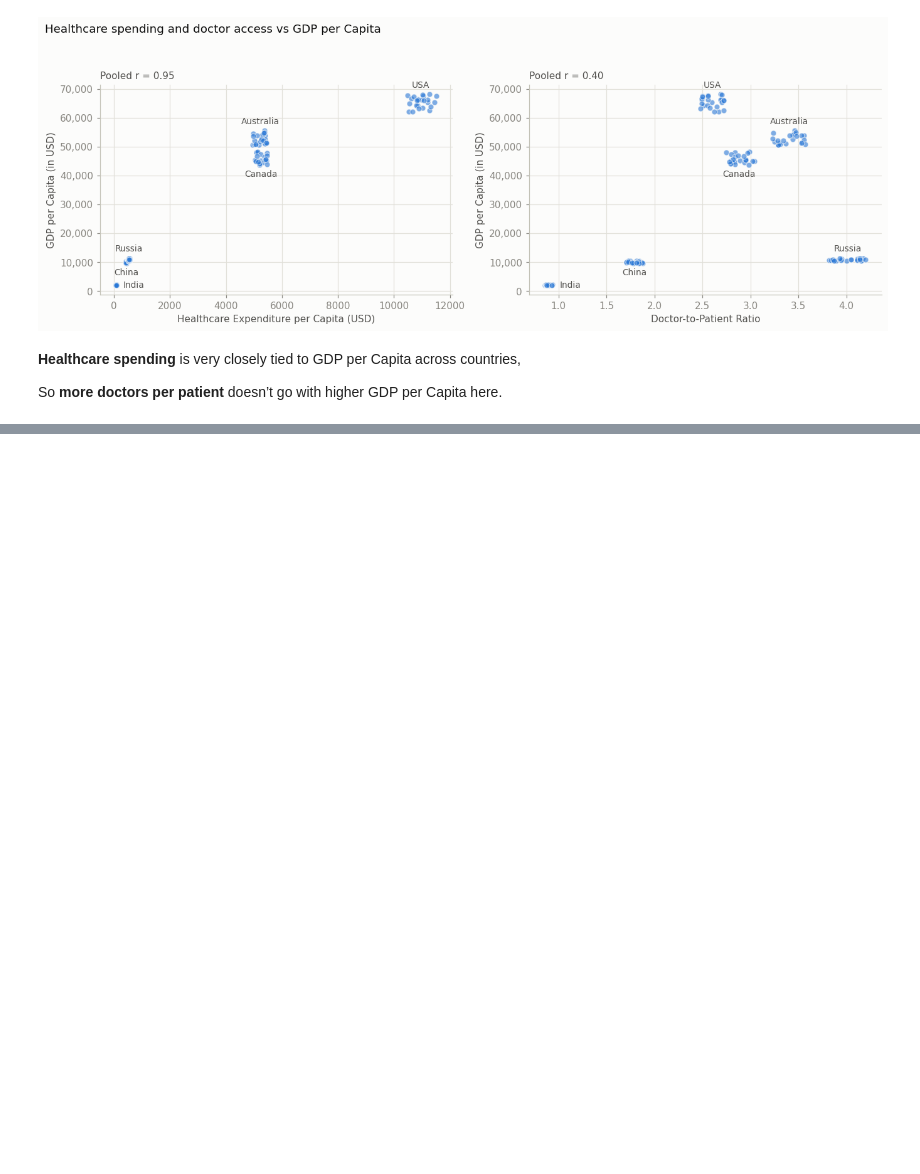
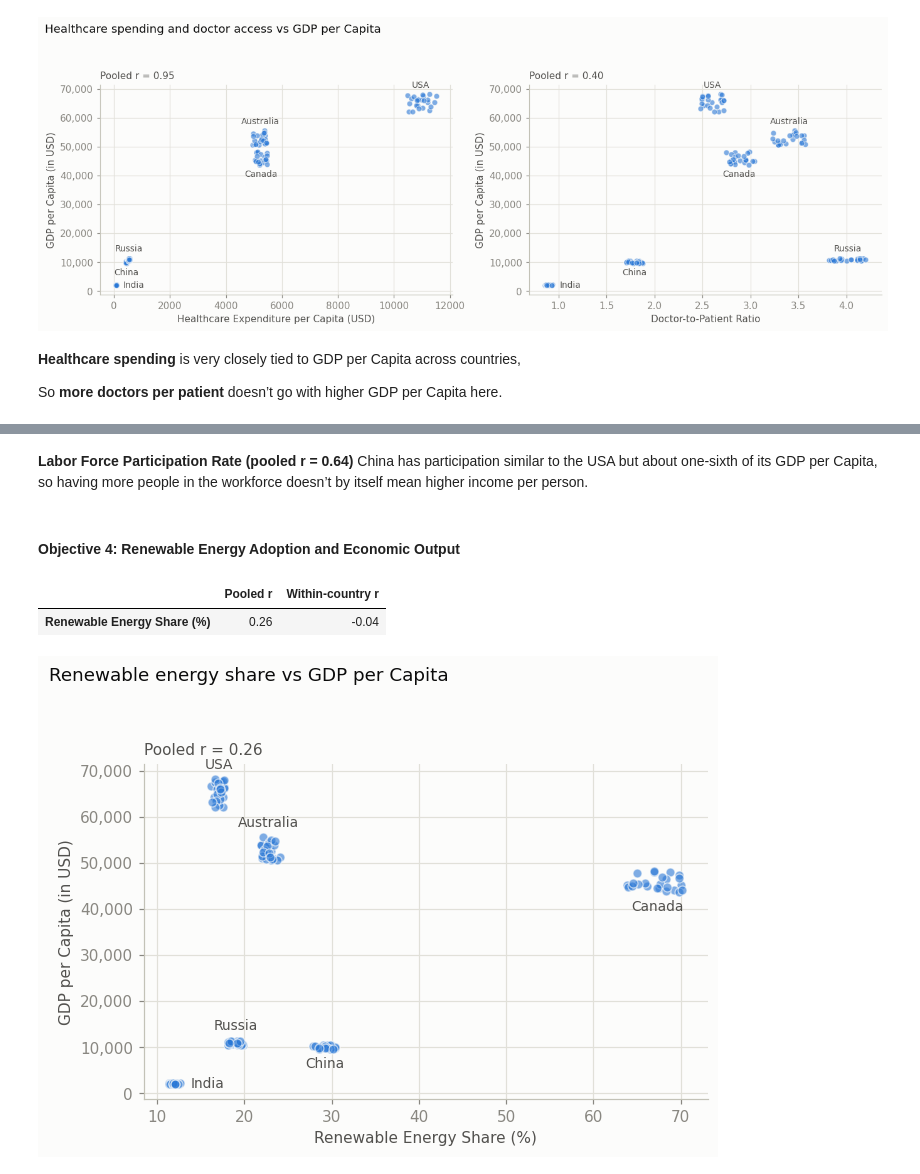
Before and after one commit to aaronawsg/capstone, a Jupyter notebook: Capstone_Economics_Analysis.ipynb, the cells around one changed output, grey strips where cells are left out. Drawn from its saved outputs; the diff is of its cells as text; code cells hidden in the pictures; blank space fills up the shorter version.

```diff
--- a/Capstone_Economics_Analysis.ipynb
+++ b/Capstone_Economics_Analysis.ipynb
@@ -381,0 +394,11 @@ So **more doctors per patient** doesn’t go with higher GDP per Capita here.
+# %% [markdown]
+**Labor Force Participation Rate (pooled r = 0.64)** China has participation similar to the USA but about one-sixth of its GDP per Capita, so having more people in the workforce doesn’t by itself mean higher income per person.
+# %% [markdown]
+#### Objective 4: Renewable Energy Adoption and Economic Output
+# %%
+objective_view("Renewable", OBJECTIVES["4. Renewable Energy Adoption"],
+               "Renewable energy share vs GDP per Capita")
+# %% [output]
+|  | Pooled r | Within-country r |
+| Renewable Energy Share (%) | 0.26 | -0.04 |
+[figure, added]
```
Also changed, not shown: parts of 9 cells of this notebook.
